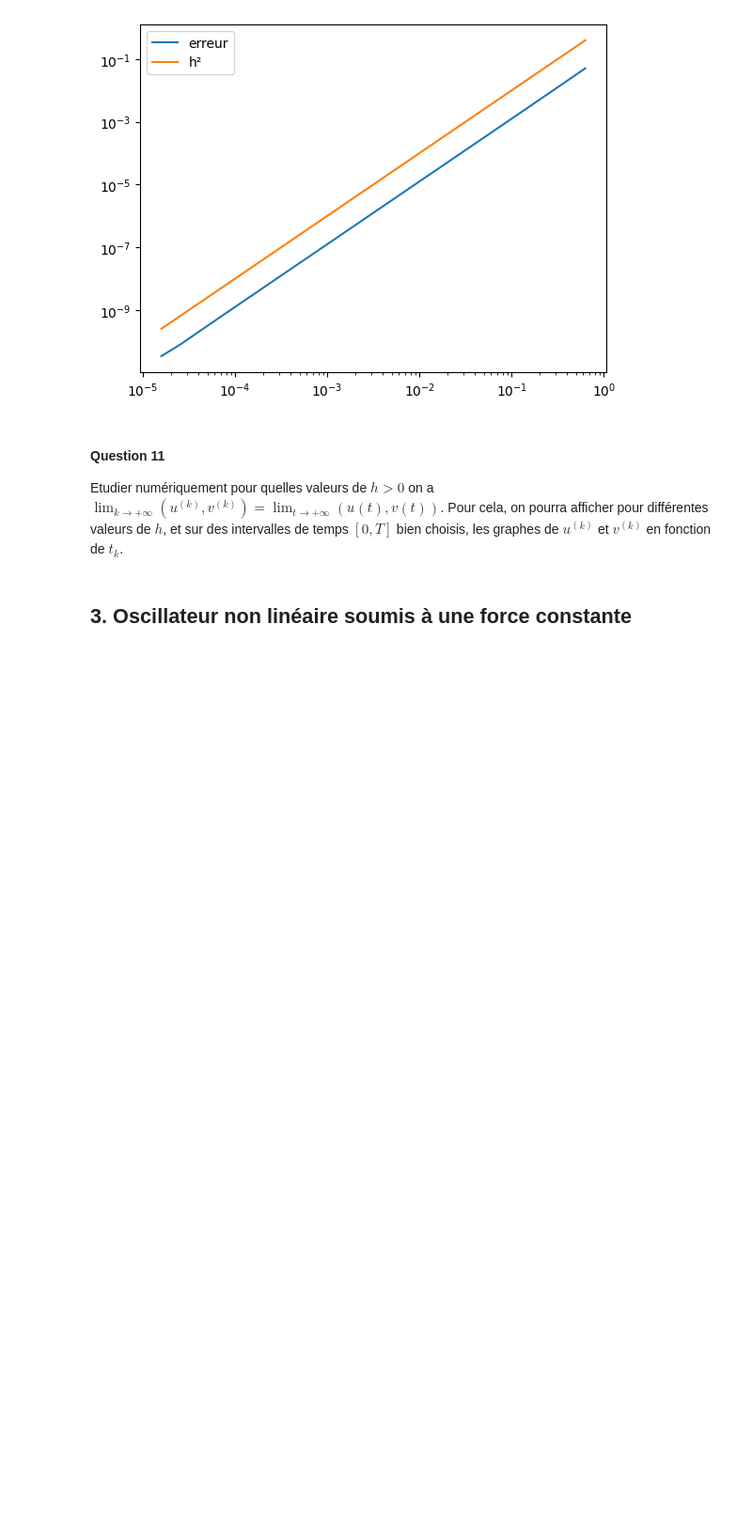
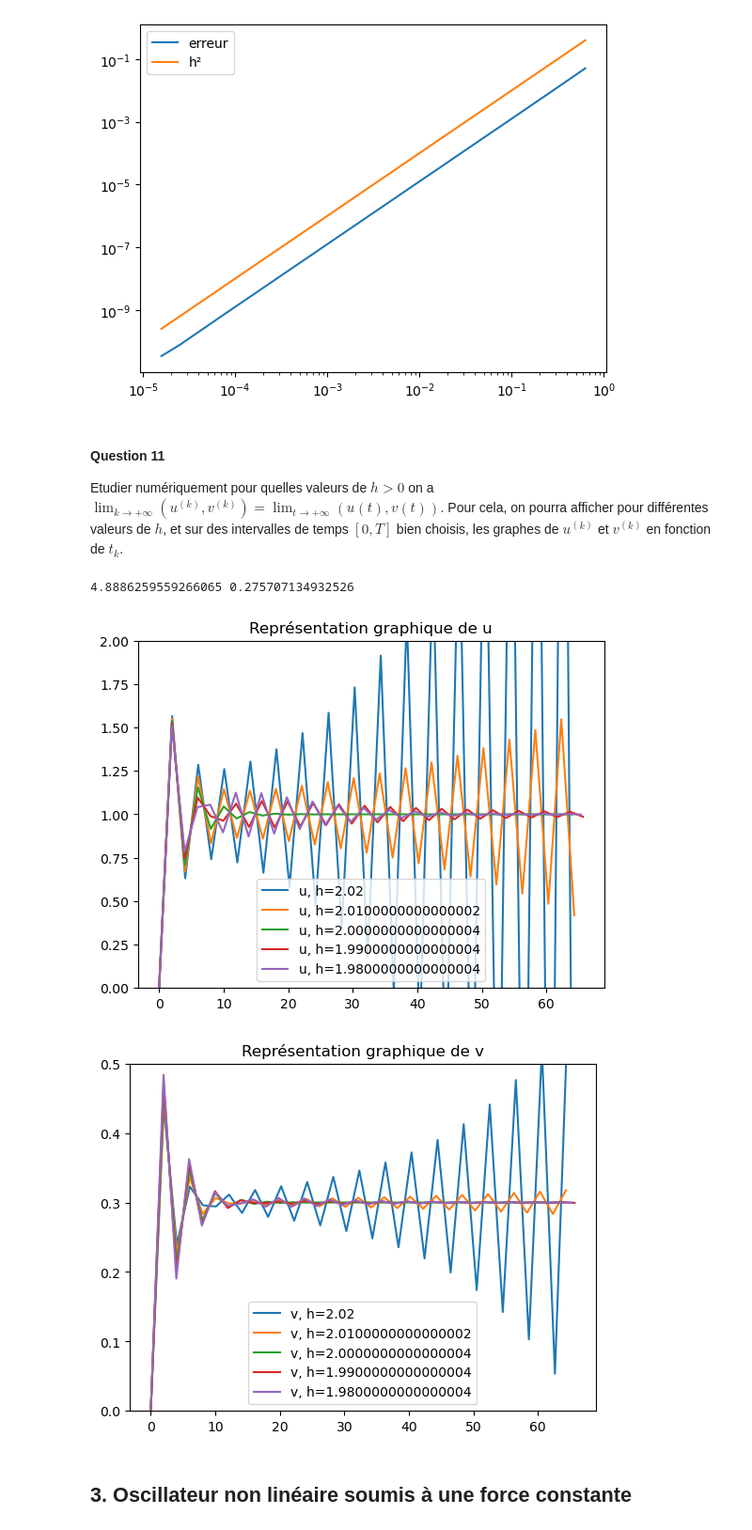
Before and after one commit to laullelien/Numerical-Methods, a Jupyter notebook: TP_MNB_2023.ipynb, the cells around one changed output. Shown at 94% size. Drawn from its saved outputs; the diff is of its cells as text; code cells hidden in the pictures; blank space fills up the shorter version.

```diff
--- a/TP_MNB_2023.ipynb
+++ b/TP_MNB_2023.ipynb
@@ -338,34 +354,56 @@ $\lim_{k\rightarrow +\infty}{(u^{(k)},v^{(k)})}=\lim_{t\rightarrow +\infty}(u(t)
 Pour cela, on pourra afficher pour différentes valeurs de $h$, et sur des intervalles de temps $[0,T]$ bien choisis,
 les graphes de $u^{(k)}$ et $v^{(k)}$ en fonction de $t_k$.
 # %%
-#le temps caractérique de u est τ=1/0.15. A 3τ=20, le régime stationnaire est presque atteint
+#le temps caractérique de u est τ=1/0.15. A 10τ≈66, le régime stationnaire est presque atteint
 u_graph = plt.figure()
 u_ax = u_graph.add_subplot(111)
 u_ax.set_title("Représentation graphique de u")
+u_ax.set_ylim([0, 2])
 
 v_graph = plt.figure()
 v_ax = v_graph.add_subplot(111)
 v_ax.set_title("Représentation graphique de v")
+v_ax.set_ylim([0, 0.5])
 
-T=20
-h=2
+C = 0.3
+T=66
+h=2.02
 t=np.linspace(0, h*int(T/h), int(T/h)+1)
 num=solnum([0, 0], T, h)
 u=[sol[0] for sol in num]
 v=[sol[1] for sol in num]
+u_ax.plot(t, u, label=f"u, h={h}")
+u_ax.legend()
+v_ax.plot(t, v, label=f"v, h={h}")
+v_ax.legend()
 
-while abs(u[-1]-1)>0.01 or abs(v[-1]-0.3)>0.003: #erreur de 1%
-    u_ax.plot(t, u, label=f"u, C={C/5}")
-    u_ax.legend()
-    v_ax.plot(t, v, label=f"v, C={C/5}")
-    v_ax.legend()
-    h=h/1.5
+while abs(u[-1]-1)>0.001 or abs(v[-1]-0.3)>0.0003: #erreur de 0.1%
+    h=h-0.01
     t=np.linspace(0, h*int(T/h), int(T/h)+1)
     num=solnum([0, 0], T, h)
     u=[sol[0] for sol in num]
     v=[sol[1] for sol in num]
+    u_ax.plot(t, u, label=f"u, h={h}")
+    u_ax.legend()
+    v_ax.plot(t, v, label=f"v, h={h}")
+    v_ax.legend()
 
+for _ in range(2):
+    h = h-0.01
+    t=np.linspace(0, h*int(T/h), int(T/h)+1)
+    num=solnum([0, 0], T, h)
+    u=[sol[0] for sol in num]
+    v=[sol[1] for sol in num]
+    u_ax.plot(t, u, label=f"u, h={h}")
+    u_ax.legend()
+    v_ax.plot(t, v, label=f"v, h={h}")
+    v_ax.legend()
 plt.show()
+#Il semble que pour h<=2, (u^k, v^k) converge vers (u*, v*)
+# %% [output]
+4.8886259559266065 0.275707134932526
+[figure, added]
+[figure, added]
 # %% [markdown]
 ## 3. Oscillateur non linéaire soumis à une force constante
 # %% [markdown]
```
Also changed, not shown: parts of 22 cells of this notebook.
